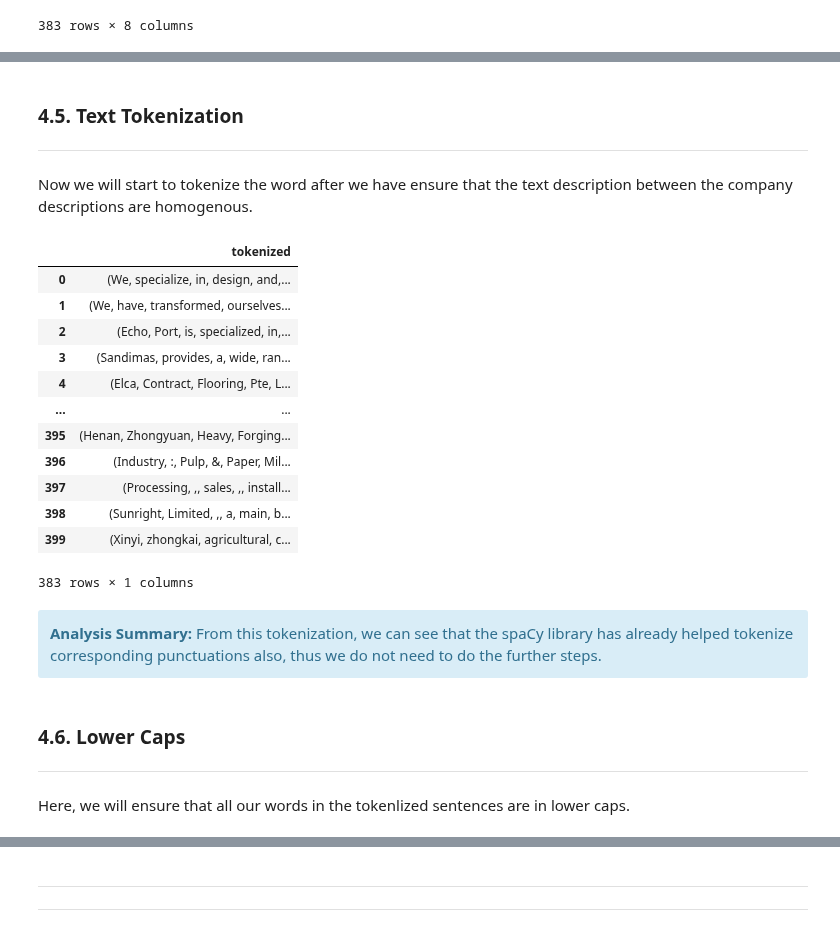
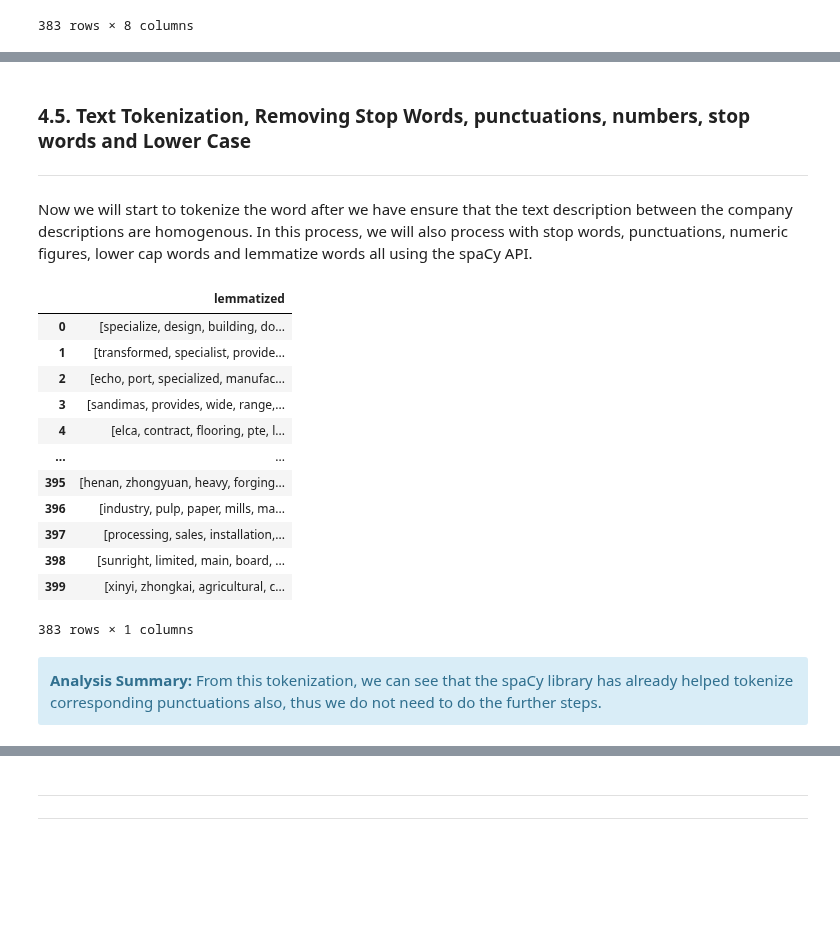
Before and after one commit to ngzhankang/finalYearProjectUOB, a Jupyter notebook: NLP.ipynb, the cells around one changed output, grey strips where cells are left out. Drawn from its saved outputs; the diff is of its cells as text; code cells hidden in the pictures; blank space fills up the shorter version.

```diff
--- a/NLP.ipynb
+++ b/NLP.ipynb
@@ -626,42 +626,35 @@ df_valid
 # %% [markdown]
-### 4.5. Text Tokenization
+### 4.5. Text Tokenization, Removing Stop Words, punctuations, numbers, stop words and Lower Case
 
 ---
 
-Now we will start to tokenize the word after we have ensure that the text description between the company descriptions are homogenous.
+Now we will start to tokenize the word after we have ensure that the text description between the company descriptions are homogenous. In this process, we will also process with stop words, punctuations, numeric figures, lower cap words and lemmatize words all using the spaCy API.
 # %%
 # we will have to ensure all the dtype of the respective columns are in string and not float for spacy to handle properly, so now we will attempt to convert all into strings
 columns_to_convert = ['Sector', 'Subsector', 'Archetype', 'Valuechain', 'Company Profile Information']
 
 for i in columns_to_convert:
   df_valid[i] = df_valid[i].astype(str)
-# %%
-# create a pandas dataframe to store the tokenized words
-df_valid['tokenized'] = df_valid['Company Profile Information'].apply(lambda x: nlp(x))
-  # df_valid['lower'] = df_valid['tokenized'].apply(lambda x: [str(token).lower() for token in x])
-# create a new column called tokenized
-df_valid[['tokenized']]
-# %% [output]
-|  | tokenized |
-| 0 | (We, specialize, in, design, and,... |
-| 1 | (We, have, transformed, ourselves... |
-| 2 | (Echo, Port, is, specialized, in,... |
-| 3 | (Sandimas, provides, a, wide, ran... |
-| 4 | (Elca, Contract, Flooring, Pte, L... |
-| ... | ... |
-| 395 | (Henan, Zhongyuan, Heavy, Forging... |
-| 396 | (Industry, :, Pulp, &, Paper, Mil... |
-| 397 | (Processing, ,, sales, ,, install... |
-| 398 | (Sunright, Limited, ,, a, main, b... |
-| 399 | (Xinyi, zhongkai, agricultural, c... |
-383 rows × 1 columns
+# %%
+# removes punctuation, stop words and numeric figures from the string and lowercap words
+df_valid['lemmatized'] = df_valid['Company Profile Information'].apply(lambda x: [w.lemma_ and w.lower_ for w in nlp(x) if (not w.is_stop and not w.is_punct and not w.like_num)])
+# %%
+df_valid[['lemmatized']]
+# %% [output]
+|  | lemmatized |
+| 0 | [specialize, design, building, do... |
+| 1 | [transformed, specialist, provide... |
+| 2 | [echo, port, specialized, manufac... |
+| 3 | [sandimas, provides, wide, range,... |
+| 4 | [elca, contract, flooring, pte, l... |
+| ... | ... |
+| 395 | [henan, zhongyuan, heavy, forging... |
+| 396 | [industry, pulp, paper, mills, ma... |
+| 397 | [processing, sales, installation,... |
+| 398 | [sunright, limited, main, board, ... |
+| 399 | [xinyi, zhongkai, agricultural, c... |
+383 rows × 1 columns
 # %% [markdown]
 <div class="alert alert-block alert-info">
     <b>Analysis Summary:</b> From this tokenization, we can see that the spaCy library has already helped tokenize corresponding punctuations also, thus we do not need to do the further steps.
 </div>
-# %% [markdown]
-### 4.6. Lower Caps
-
----
-
-Here, we will ensure that all our words in the tokenlized sentences are in lower caps.
```
Also changed, not shown: parts of 16 cells of this notebook.
